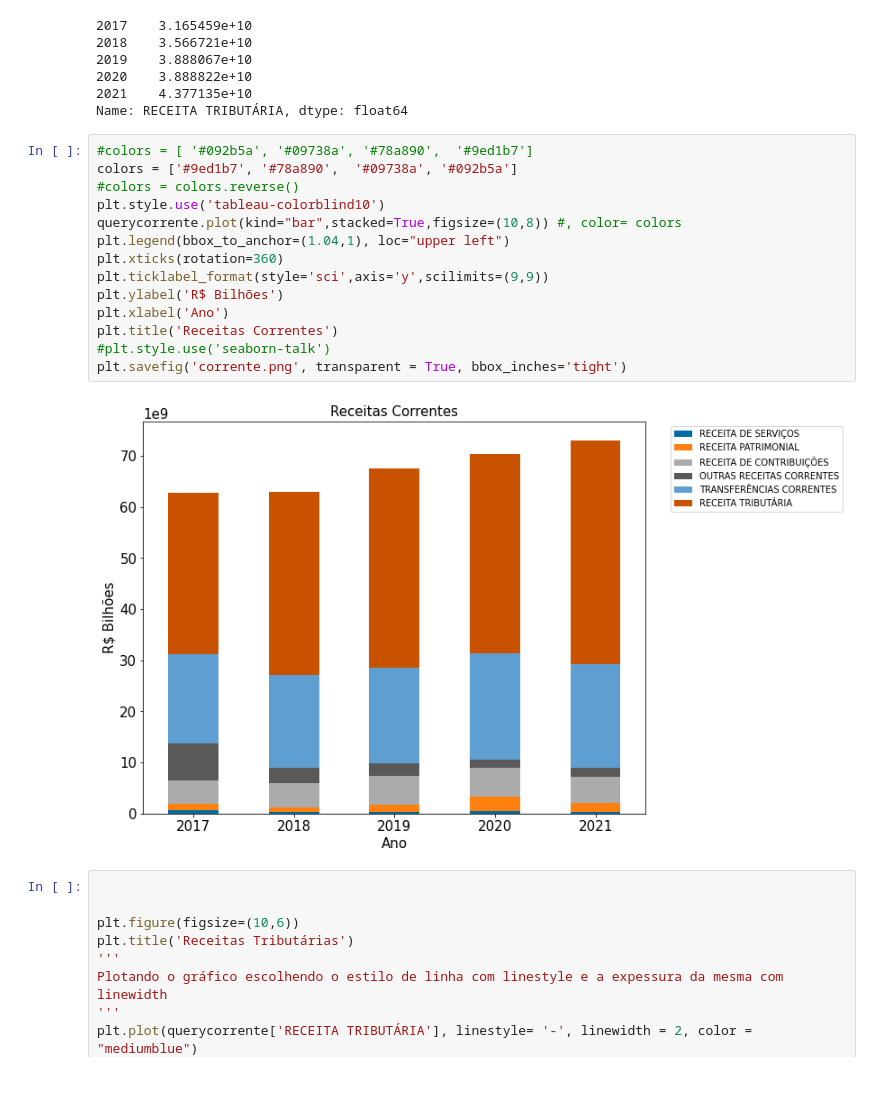
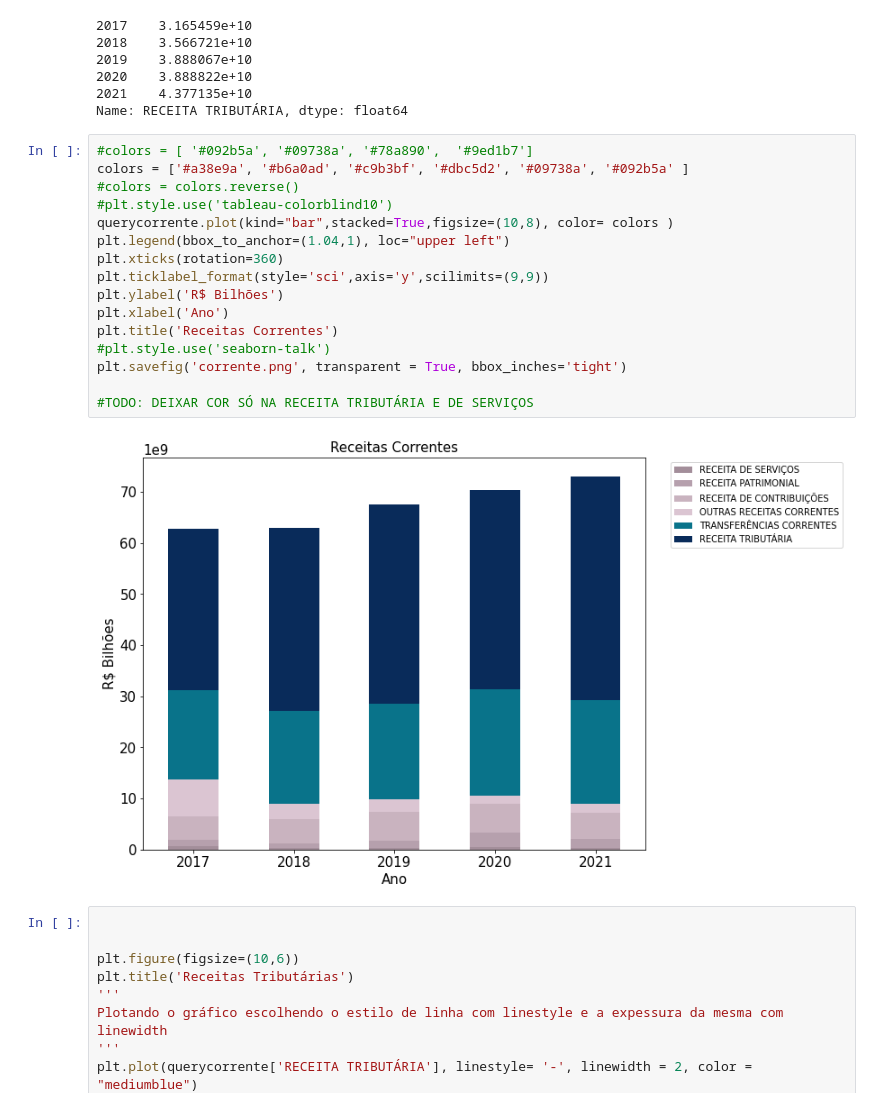
Before and after one commit to carolfazani/orcamento_sp, a Jupyter notebook: Preparando_os_dados.ipynb, the cells around one changed output. Cells and saved outputs as stored; diff of their text form.

```diff
--- a/Preparando_os_dados.ipynb
+++ b/Preparando_os_dados.ipynb
@@ -662,20 +662,22 @@ querycorrente['RECEITA TRIBUTÁRIA']
 Name: RECEITA TRIBUTÁRIA, dtype: float64
 # %%
 #colors = [ '#092b5a', '#09738a', '#78a890',  '#9ed1b7']
-colors = ['#9ed1b7', '#78a890',  '#09738a', '#092b5a']
+colors = ['#a38e9a', '#b6a0ad', '#c9b3bf', '#dbc5d2', '#09738a', '#092b5a' ]
 #colors = colors.reverse()
-plt.style.use('tableau-colorblind10')
-querycorrente.plot(kind="bar",stacked=True,figsize=(10,8)) #, color= colors
+#plt.style.use('tableau-colorblind10')
+querycorrente.plot(kind="bar",stacked=True,figsize=(10,8), color= colors )
 plt.legend(bbox_to_anchor=(1.04,1), loc="upper left")
 plt.xticks(rotation=360)
 plt.ticklabel_format(style='sci',axis='y',scilimits=(9,9))
 plt.ylabel('R$ Bilhões')
 plt.xlabel('Ano')
 plt.title('Receitas Correntes')
 #plt.style.use('seaborn-talk')
 plt.savefig('corrente.png', transparent = True, bbox_inches='tight')
+
+#TODO: DEIXAR COR SÓ NA RECEITA TRIBUTÁRIA E DE SERVIÇOS
 # %% [output]
-[figure, old version]
+[figure, new version]
 # %%
 
 
```
Also changed, not shown: parts of 10 cells of this notebook.
